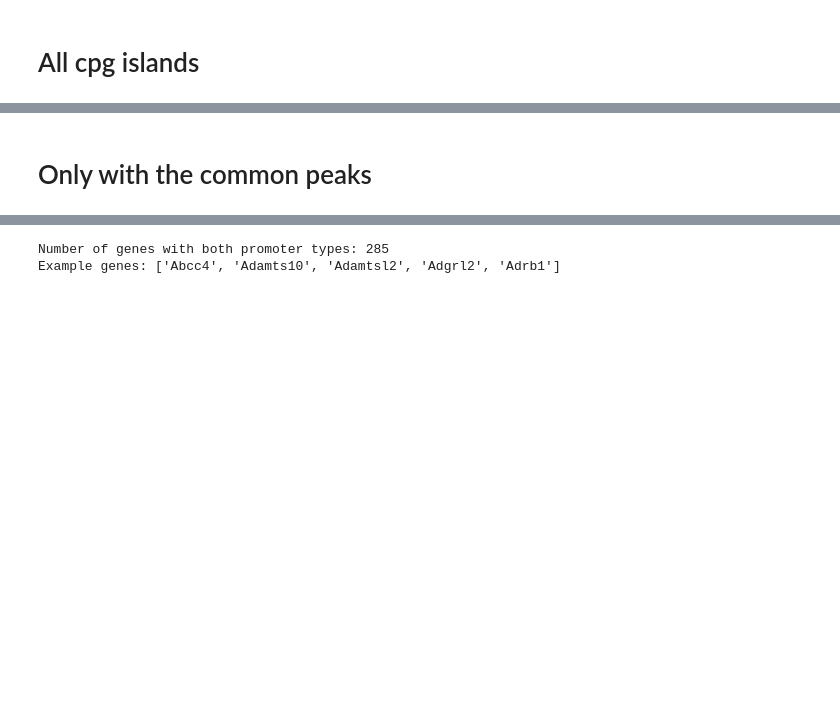
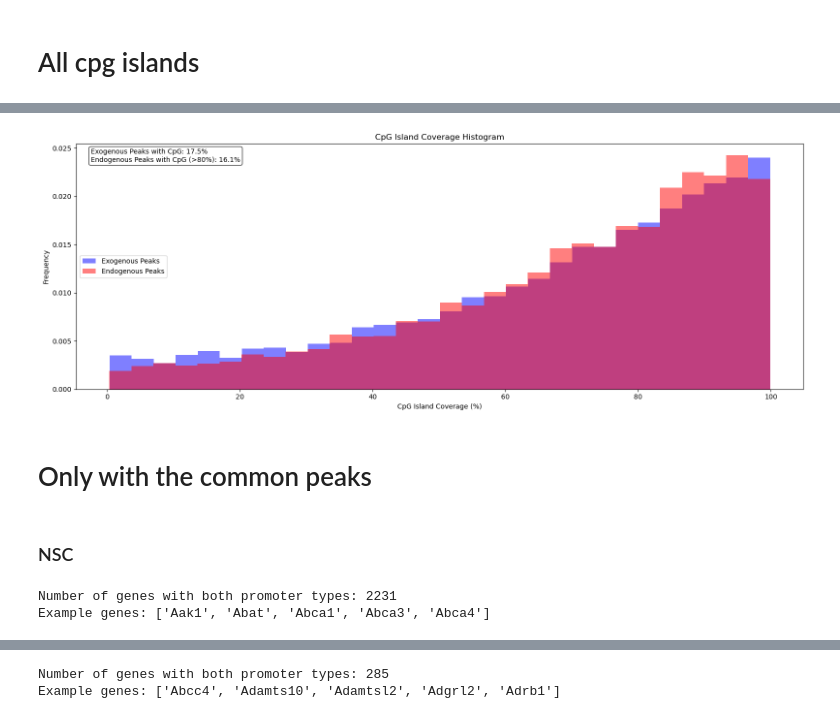
Before and after one commit to michal7kw/SRF_MeCP2_CUTandTAG, a Jupyter notebook: custom_pipeline/coverage.ipynb, the cells around one changed output, grey strips where cells are left out. Cells and saved outputs as stored; diff of their text form; code cells hidden in the pictures; blank space fills up the shorter version.

```diff
--- a/custom_pipeline/coverage.ipynb
+++ b/custom_pipeline/coverage.ipynb
@@ -255,0 +551,4 @@ plot_coverage_histograms(exo_coverage, endo_coverage, min_coverage=50)
+# %%
+plot_coverage_histograms_overlayed(exo_coverage_neurons, endo_coverage_neurons, min_coverage=0, n_bins=30)
+# %% [output]
+[figure, added]
@@ -353,0 +572,16 @@ def calculate_peak_cpg_coverage(peak_file, cpg_file, extend=300):
+# %% [markdown]
+### NSC
+# %%
+# Read the gene list
+genes_df_nsc = pd.read_csv("DATA/allgenes_NSC_total.csv")
+
+# Filter for genes that have both types of promoters
+common_genes_nsc = genes_df_nsc[
+    (genes_df_nsc['Endogenous_Promoter'] == True) &
+    (genes_df_nsc['Exogenous_Promoter'] == True)
+]
+print(f"Number of genes with both promoter types: {len(common_genes_nsc)}")
+print("Example genes:", common_genes_nsc['gene'].head().tolist())
+# %% [output]
+Number of genes with both promoter types: 2231
+Example genes: ['Aak1', 'Abat', 'Abca1', 'Abca3', 'Abca4']
```
Also changed, not shown: parts of 144 cells of this notebook, 24 other files.
